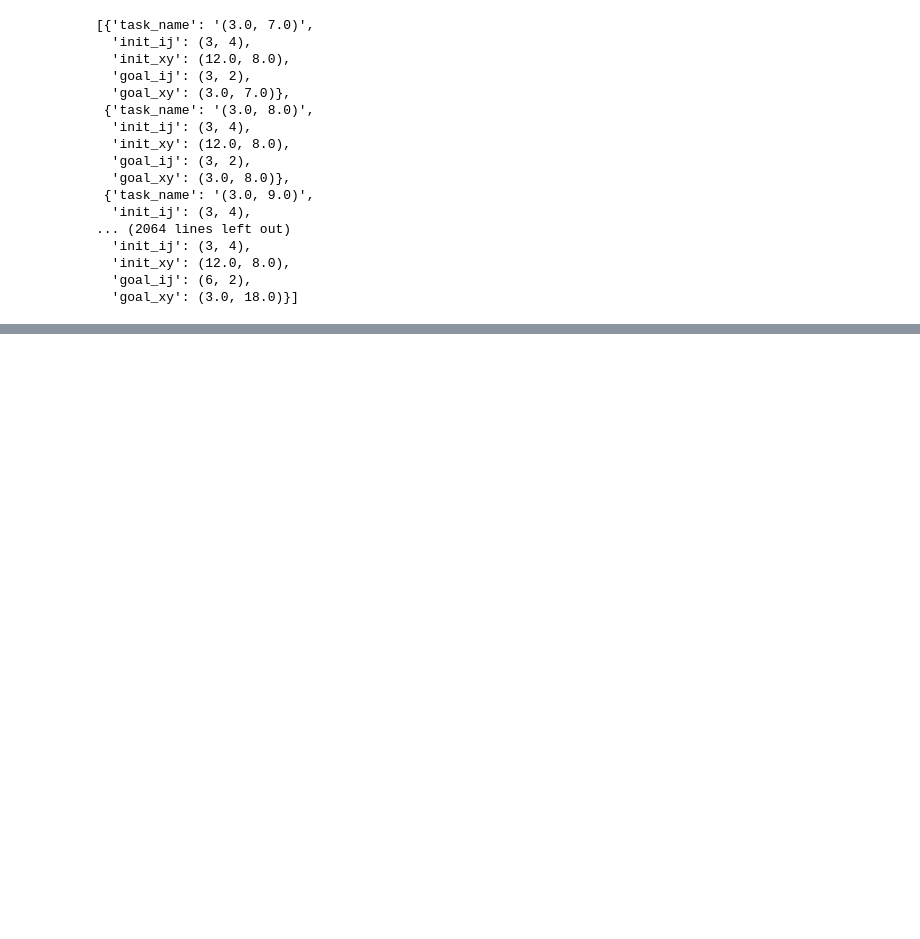
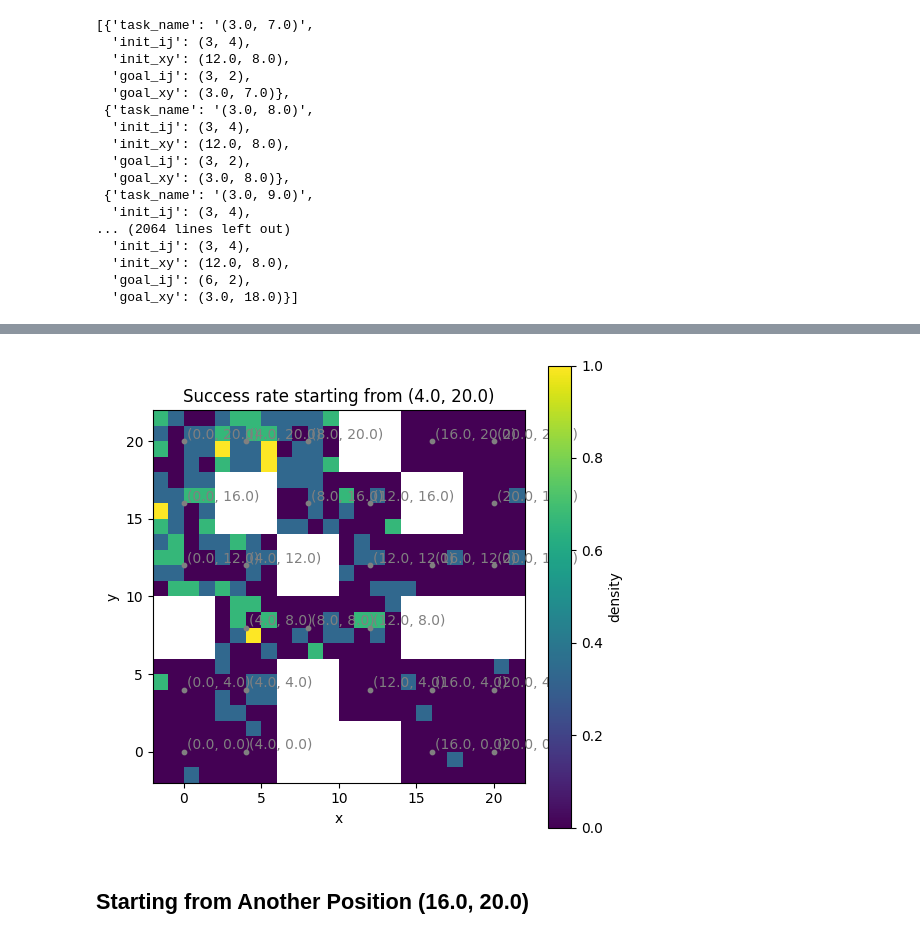
Before and after one commit to jnzhao3/horizon-reduction, a Jupyter notebook: simulation_1.ipynb, the cells around one changed output, grey strips where cells are left out. Cells and saved outputs as stored; diff of their text form; code cells hidden in the pictures; blank space fills up the shorter version.

```diff
--- a/simulation_1.ipynb
+++ b/simulation_1.ipynb
@@ -388,0 +418,20 @@ NameError: name 'eval_metrics' is not defined
+# %%
+START_XY = (4.0, 20.0)
+GOAL_XYS = list(original_data_floored.keys())
+START_IJ = env.unwrapped.xy_to_ij(START_XY)
+
+task_infos = []
+
+for goal_xy in GOAL_XYS:
+    task_info = {
+        'task_name': f'{goal_xy}',
+        'init_ij': START_IJ,
+        'init_xy': START_XY,
+        'goal_ij': env.unwrapped.xy_to_ij(goal_xy),
+        'goal_xy': goal_xy
+    }
+
+    task_infos.append(task_info)
+# %%
+env.task_infos = task_infos
+eval_metrics = env.evaluate_step(agent=agent, config=config, eval_episodes=3)
@@ -388,0 +458,15 @@ NameError: name 'eval_metrics' is not defined
+# %%
+success_data_dict = {}
+
+for k, v in eval_metrics.items():
+    goal_xy = k[11:]
+    goal_xy = goal_xy[: -8]
+    if goal_xy != 'overall':
+        goal_xy = eval(goal_xy)
+        success_data_dict[goal_xy] = v
+
+plot_heatmap(success_data_dict, 'x', 'y', 'Success rate starting from (4.0, 20.0)')
+# %% [output]
+[figure, added]
+# %% [markdown]
+## Starting from Another Position (16.0, 20.0)
```
Also changed, not shown: parts of 8 cells of this notebook.
